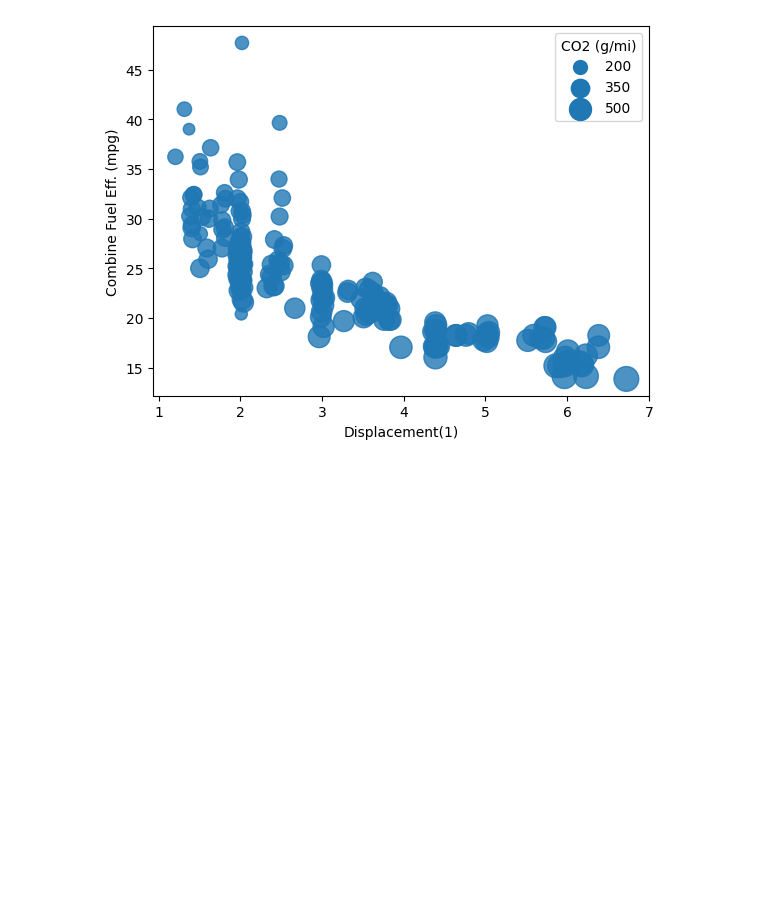
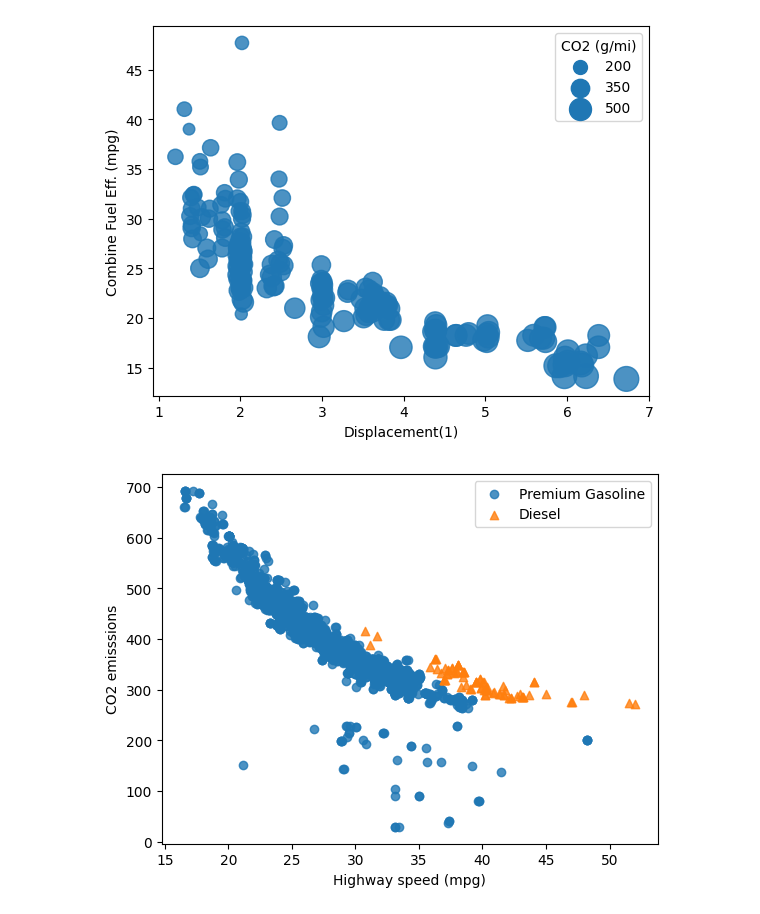
Before and after one commit to ChelsaMJ/7.-Data-Processing-and-Visualization, a Jupyter notebook: Multivariate_03_encodings.ipynb, the cells around one changed output. Cells and saved outputs as stored; diff of their text form; code cells hidden in the pictures; blank space fills up the shorter version.

```diff
--- a/Multivariate_03_encodings.ipynb
+++ b/Multivariate_03_encodings.ipynb
@@ -86,3 +86,16 @@ for s in sizes:
 plt.legend(legend_obj, sizes, title='CO2 (g/mi)');
 # %% [output]
 [figure]
+# %%
+ttype_markers = [['Premium Gasoline', 'o'],
+                 ['Diesel', '^']]
+
+for ttype, marker in ttype_markers:
+    plot_data = df.loc[df['fuelType'] == ttype]
+    sns.regplot(data=plot_data, x='highway', y='co2',
+                x_jitter=0.04, fit_reg=False, marker=marker);
+plt.xlabel('Highway speed (mpg)')
+plt.ylabel('CO2 emisssions');
+plt.legend(['Premium Gasoline', 'Diesel']);
+# %% [output]
+[figure, added]
```
Also changed, not shown: parts of 2 cells of this notebook.
